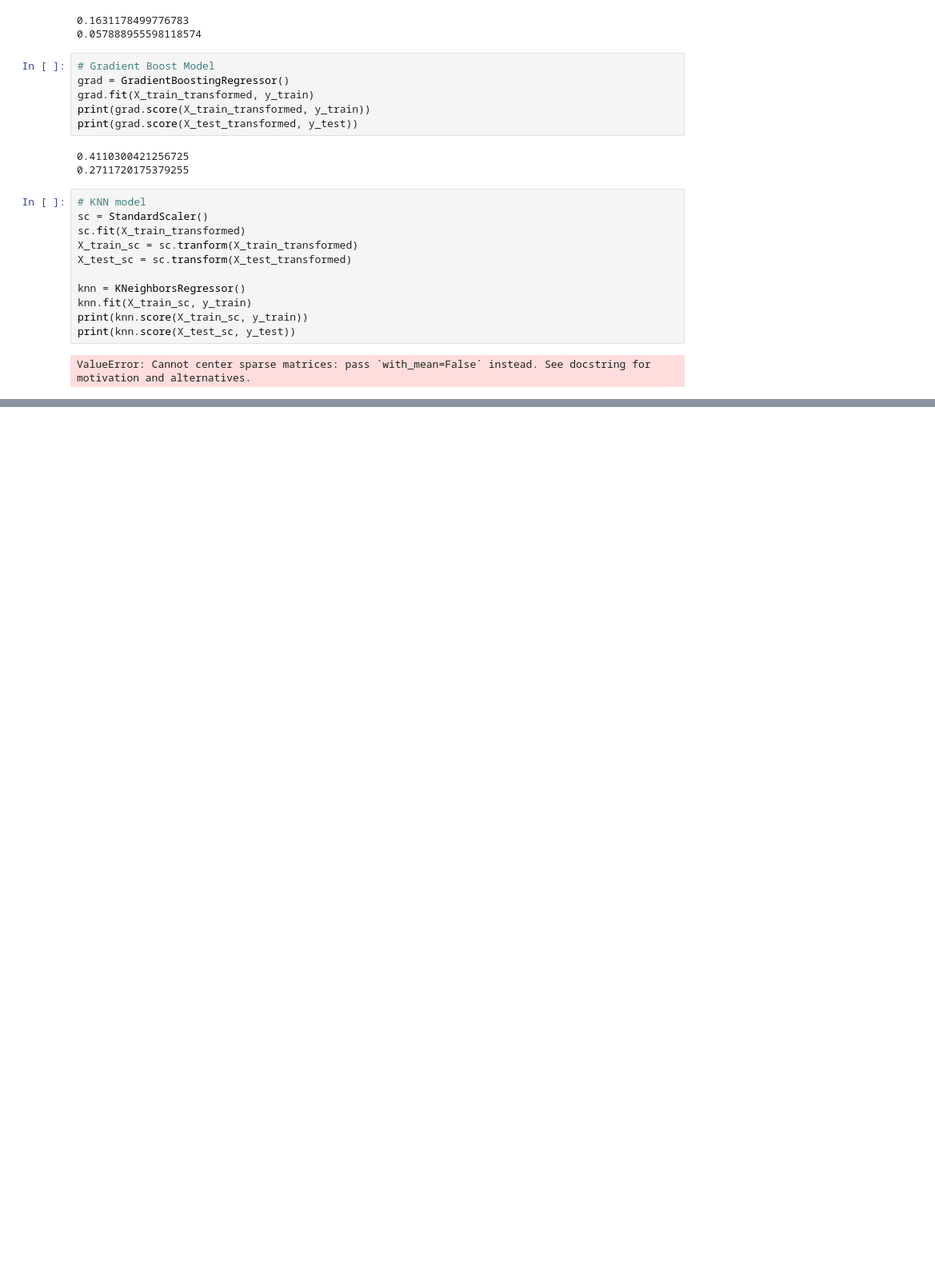
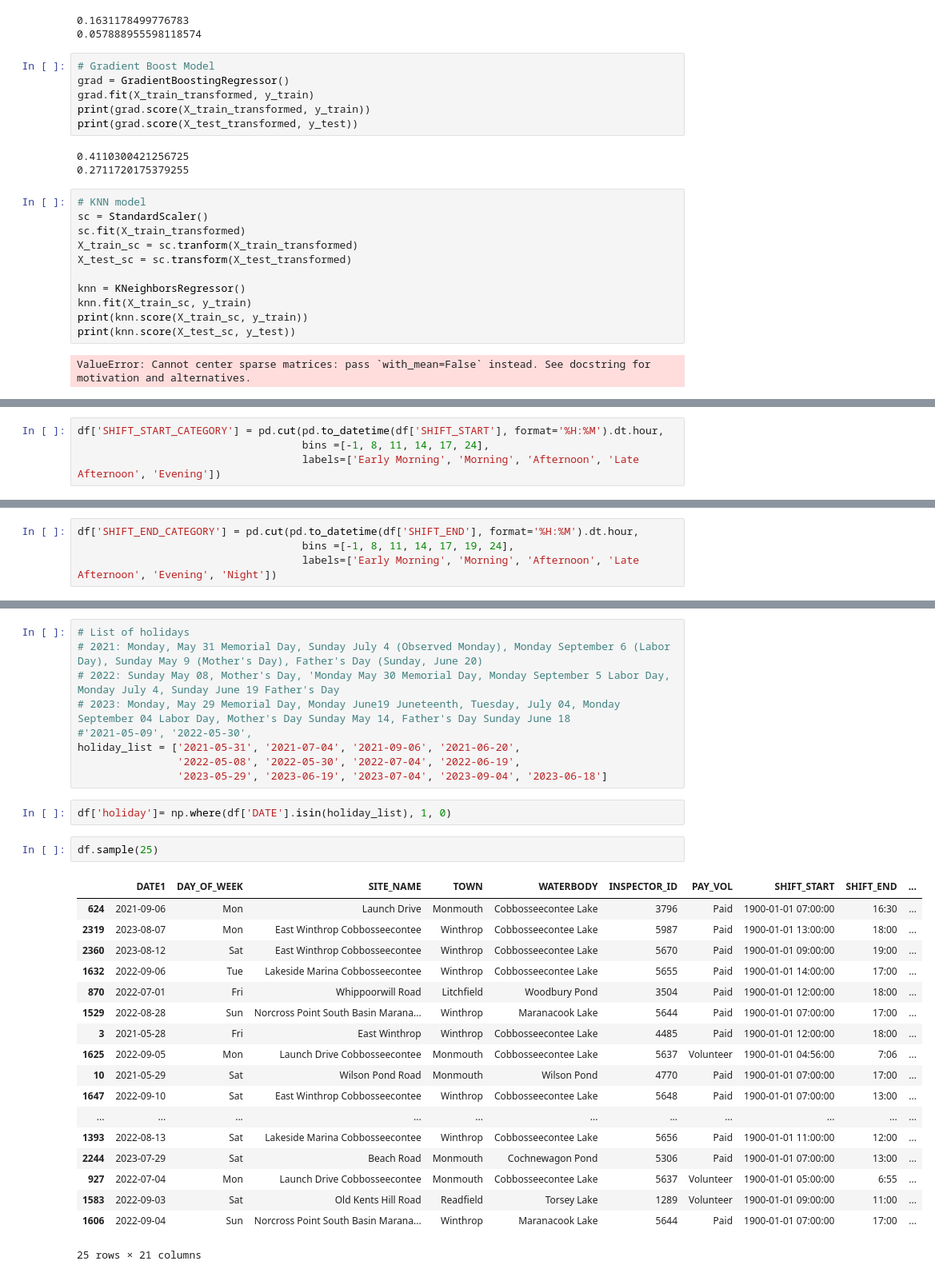
Before and after one commit to kellsweig/FOCW-Project, a Jupyter notebook: Modeling.ipynb, the cells around one changed output, grey strips where cells are left out. Shown at 80% size. Saved outputs shown, nothing was run; the diff lists cells and outputs as text; blank space fills up the shorter version.

Commit message:
adding holidays and feature engineering

```diff
--- a/Modeling.ipynb
+++ b/Modeling.ipynb
@@ -138,0 +317,4 @@ ValueError: Cannot center sparse matrices: pass `with_mean=False` instead. See d
+# %%
+df['SHIFT_START_CATEGORY'] = pd.cut(pd.to_datetime(df['SHIFT_START'], format='%H:%M').dt.hour,
+                                    bins =[-1, 8, 11, 14, 17, 24],
+                                    labels=['Early Morning', 'Morning', 'Afternoon', 'Late Afternoon', 'Evening'])
@@ -138,0 +353,4 @@ ValueError: Cannot center sparse matrices: pass `with_mean=False` instead. See d
+# %%
+df['SHIFT_END_CATEGORY'] = pd.cut(pd.to_datetime(df['SHIFT_END'], format='%H:%M').dt.hour,
+                                    bins =[-1, 8, 11, 14, 17, 19, 24],
+                                    labels=['Early Morning', 'Morning', 'Afternoon', 'Late Afternoon', 'Evening', 'Night'])
@@ -138,0 +401,32 @@ ValueError: Cannot center sparse matrices: pass `with_mean=False` instead. See d
+# %%
+# List of holidays
+# 2021: Monday, May 31 Memorial Day, Sunday July 4 (Observed Monday), Monday September 6 (Labor Day), Sunday May 9 (Mother's Day), Father's Day (Sunday, June 20)
+# 2022: Sunday May 08, Mother's Day, 'Monday May 30 Memorial Day, Monday September 5 Labor Day, Monday July 4, Sunday June 19 Father's Day
+# 2023: Monday, May 29 Memorial Day, Monday June19 Juneteenth, Tuesday, July 04, Monday September 04 Labor Day, Mother's Day Sunday May 14, Father's Day Sunday June 18
+#'2021-05-09', '2022-05-30',
+holiday_list = ['2021-05-31', '2021-07-04', '2021-09-06', '2021-06-20',
+                '2022-05-08', '2022-05-30', '2022-07-04', '2022-06-19',
+                '2023-05-29', '2023-06-19', '2023-07-04', '2023-09-04', '2023-06-18']
+# %%
+df['holiday']= np.where(df['DATE'].isin(holiday_list), 1, 0)
+# %%
+df.sample(25)
+# %% [output]
+|  | DATE1 | DAY_OF_WEEK | SITE_NAME | TOWN | WATERBODY | INSPECTOR_ID | PAY_VOL | SHIFT_START | SHIFT_END | ... |
+| 624 | 2021-09-06 | Mon | Launch Drive | Monmouth | Cobbosseecontee Lake | 3796 | Paid | 1900-01-01 07:00:00 | 16:30 | ... |
+| 2319 | 2023-08-07 | Mon | East Winthrop Cobbosseecontee | Winthrop | Cobbosseecontee Lake | 5987 | Paid | 1900-01-01 13:00:00 | 18:00 | ... |
+| 2360 | 2023-08-12 | Sat | East Winthrop Cobbosseecontee | Winthrop | Cobbosseecontee Lake | 5670 | Paid | 1900-01-01 09:00:00 | 19:00 | ... |
+| 1632 | 2022-09-06 | Tue | Lakeside Marina Cobbosseecontee | Winthrop | Cobbosseecontee Lake | 5655 | Paid | 1900-01-01 14:00:00 | 17:00 | ... |
+| 870 | 2022-07-01 | Fri | Whippoorwill Road | Litchfield | Woodbury Pond | 3504 | Paid | 1900-01-01 12:00:00 | 18:00 | ... |
+| 1529 | 2022-08-28 | Sun | Norcross Point South Basin Marana... | Winthrop | Maranacook Lake | 5644 | Paid | 1900-01-01 07:00:00 | 17:00 | ... |
+| 3 | 2021-05-28 | Fri | East Winthrop | Winthrop | Cobbosseecontee Lake | 4485 | Paid | 1900-01-01 12:00:00 | 18:00 | ... |
+| 1625 | 2022-09-05 | Mon | Launch Drive Cobbosseecontee | Monmouth | Cobbosseecontee Lake | 5637 | Volunteer | 1900-01-01 04:56:00 | 7:06 | ... |
+| 10 | 2021-05-29 | Sat | Wilson Pond Road | Monmouth | Wilson Pond | 4770 | Paid | 1900-01-01 07:00:00 | 17:00 | ... |
+| 1647 | 2022-09-10 | Sat | East Winthrop Cobbosseecontee | Winthrop | Cobbosseecontee Lake | 5648 | Paid | 1900-01-01 07:00:00 | 13:00 | ... |
+| ... | ... | ... | ... | ... | ... | ... | ... | ... | ... | ... |
+| 1393 | 2022-08-13 | Sat | Lakeside Marina Cobbosseecontee | Winthrop | Cobbosseecontee Lake | 5656 | Paid | 1900-01-01 11:00:00 | 12:00 | ... |
+| 2244 | 2023-07-29 | Sat | Beach Road | Monmouth | Cochnewagon Pond | 5306 | Paid | 1900-01-01 07:00:00 | 13:00 | ... |
+| 927 | 2022-07-04 | Mon | Launch Drive Cobbosseecontee | Monmouth | Cobbosseecontee Lake | 5637 | Volunteer | 1900-01-01 05:00:00 | 6:55 | ... |
+| 1583 | 2022-09-03 | Sat | Old Kents Hill Road | Readfield | Torsey Lake | 1289 | Volunteer | 1900-01-01 09:00:00 | 11:00 | ... |
+| 1606 | 2022-09-04 | Sun | Norcross Point South Basin Marana... | Winthrop | Maranacook Lake | 5644 | Paid | 1900-01-01 07:00:00 | 17:00 | ... |
+25 rows × 21 columns
```
Also changed, not shown: parts of 38 cells of this notebook, 3 other files.
